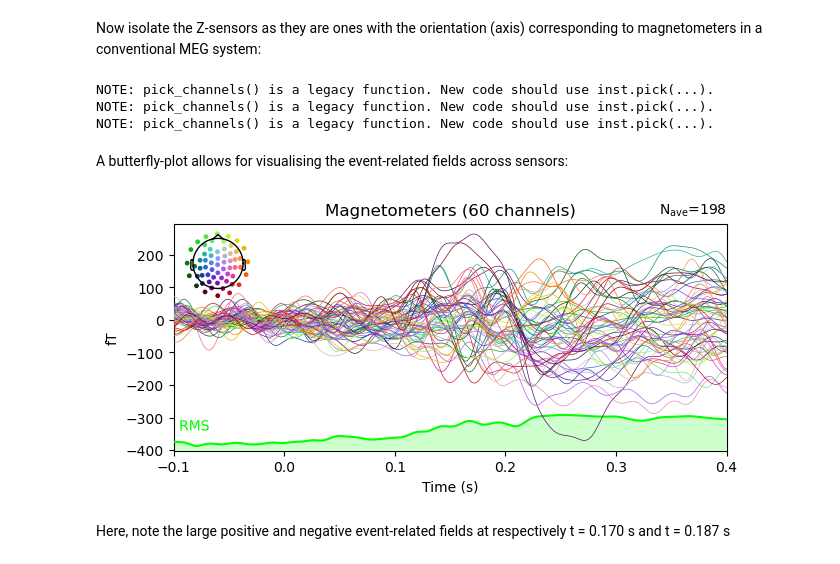
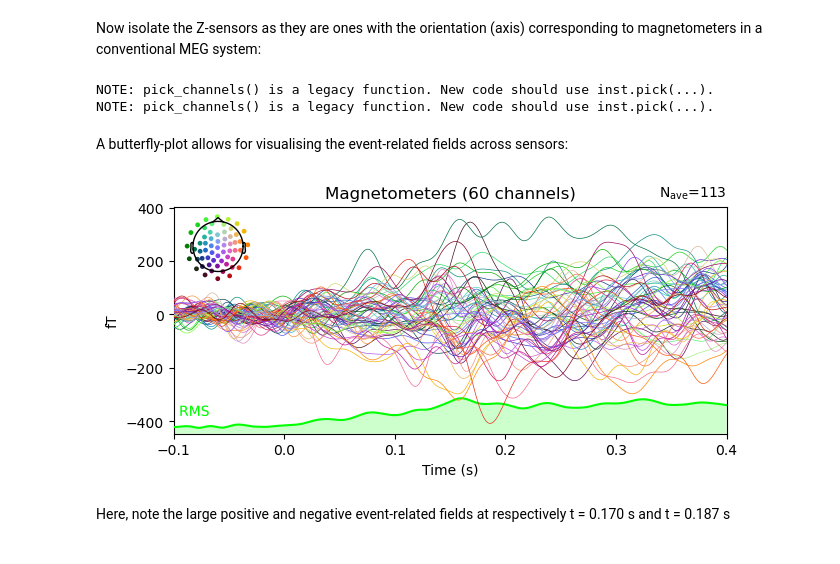
Before and after one commit to laurabpaulsen/Cerca, a Jupyter notebook: EventRelatedFields.ipynb, the cells around one changed output. Cells and saved outputs as stored; diff of their text form; code cells hidden in the pictures.

```diff
--- a/EventRelatedFields.ipynb
+++ b/EventRelatedFields.ipynb
@@ -132,17 +116,15 @@ OPMY = [item for item in epochs.ch_names if item.endswith("Y")]
 OPMZ = [item for item in epochs.ch_names if item.endswith("Z") and not item.startswith("BNC")]
 evoked_left = evoked_left.pick_channels(OPMZ)
 evoked_right = evoked_right.pick_channels(OPMZ)
-evoked_stim = evoked_stim.pick_channels(OPMZ)
 # %% [output]
 NOTE: pick_channels() is a legacy function. New code should use inst.pick(...).
 NOTE: pick_channels() is a legacy function. New code should use inst.pick(...).
-NOTE: pick_channels() is a legacy function. New code should use inst.pick(...).
 # %% [markdown]
 A butterfly-plot allows for visualising the event-related fields across sensors:
 # %%
-evoked_stim.plot(gfp=True);
+evoked_left.plot(gfp=True);
 # %% [output]
-[figure, old version]
+[figure, new version]
 # %% [markdown]
 Here, note the large positive and negative event-related fields at respectively t = 0.170 s and t = 0.187 s
 # %% [markdown]
```
Also changed, not shown: parts of 5 cells of this notebook, 8 other files.
